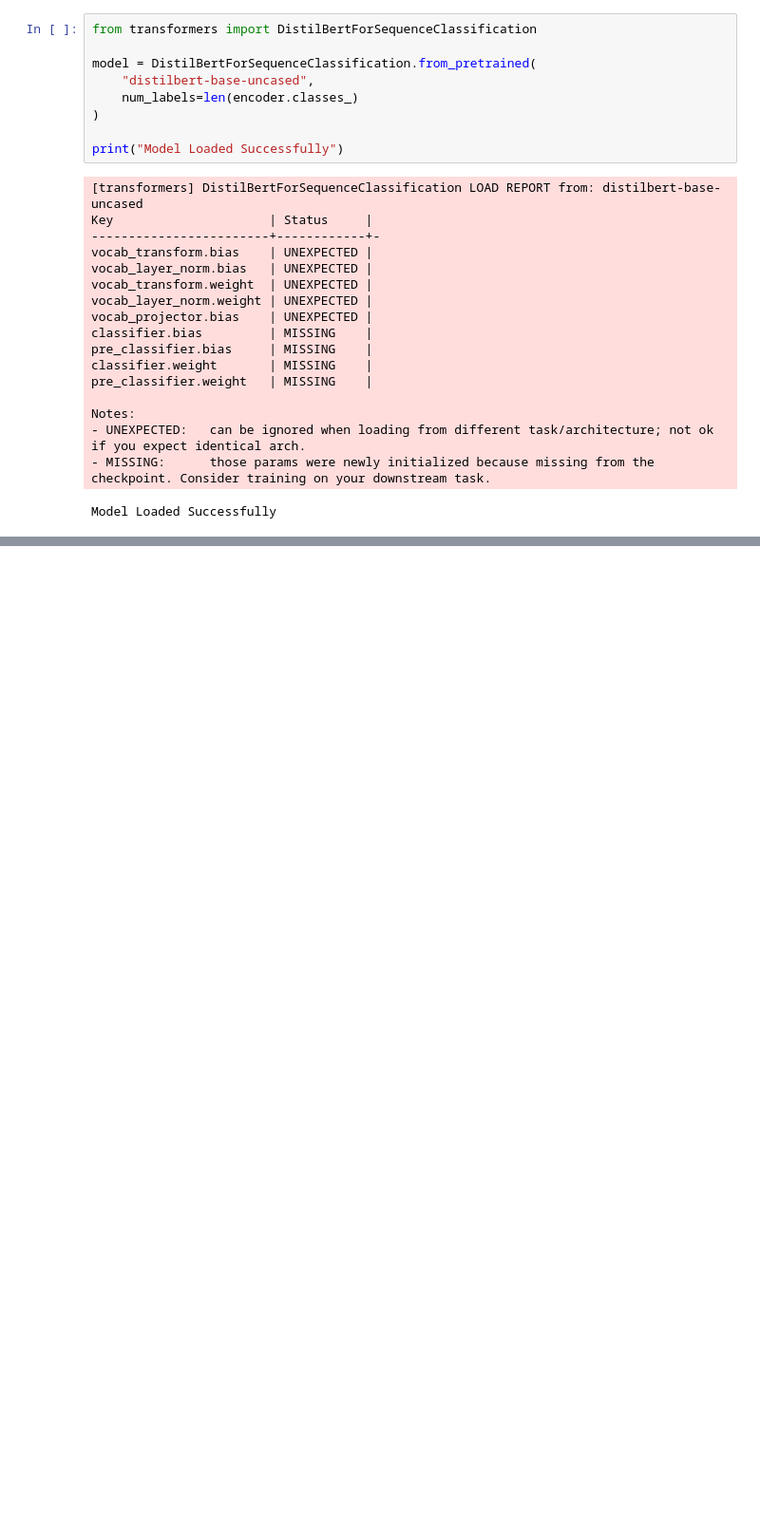
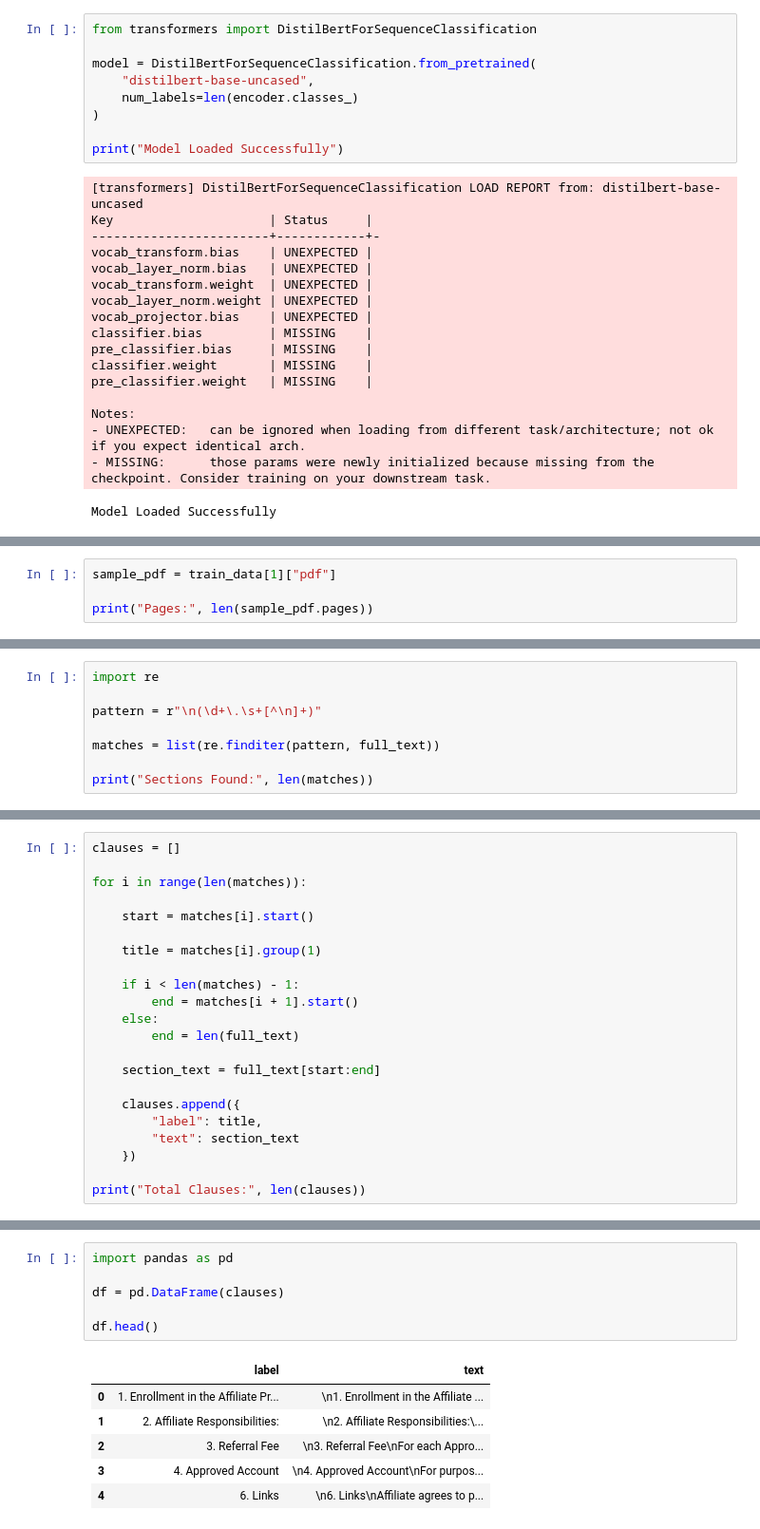
Before and after one commit to ShreejaXDev/contract-intelligence-ai, a Jupyter notebook: notebooks/04_clause_classification.ipynb, the cells around one changed output, grey strips where cells are left out. Shown at 95% size. Cells and saved outputs as stored; diff of their text form; blank space fills up the shorter version.

```diff
--- a/notebooks/04_clause_classification.ipynb
+++ b/notebooks/04_clause_classification.ipynb
@@ -532,0 +562,4 @@ Model Loaded Successfully
+# %%
+sample_pdf = train_data[1]["pdf"]
+
+print("Pages:", len(sample_pdf.pages))
@@ -532,0 +662,8 @@ Model Loaded Successfully
+# %%
+import re
+
+pattern = r"\n(\d+\.\s+[^\n]+)"
+
+matches = list(re.finditer(pattern, full_text))
+
+print("Sections Found:", len(matches))
@@ -532,0 +672,22 @@ Model Loaded Successfully
+# %%
+clauses = []
+
+for i in range(len(matches)):
+
+    start = matches[i].start()
+
+    title = matches[i].group(1)
+
+    if i < len(matches) - 1:
+        end = matches[i + 1].start()
+    else:
+        end = len(full_text)
+
+    section_text = full_text[start:end]
+
+    clauses.append({
+        "label": title,
+        "text": section_text
+    })
+
+print("Total Clauses:", len(clauses))
@@ -532,0 +724,13 @@ Model Loaded Successfully
+# %%
+import pandas as pd
+
+df = pd.DataFrame(clauses)
+
+df.head()
+# %% [output]
+|  | label | text |
+| 0 | 1. Enrollment in the Affiliate Pr... | \n1. Enrollment in the Affiliate ... |
+| 1 | 2. Affiliate Responsibilities: | \n2. Affiliate Responsibilities:\... |
+| 2 | 3. Referral Fee | \n3. Referral Fee\nFor each Appro... |
+| 3 | 4. Approved Account | \n4. Approved Account\nFor purpos... |
+| 4 | 6. Links | \n6. Links\nAffiliate agrees to p... |
```
Also changed, not shown: parts of 18 cells of this notebook, 2 other files.
